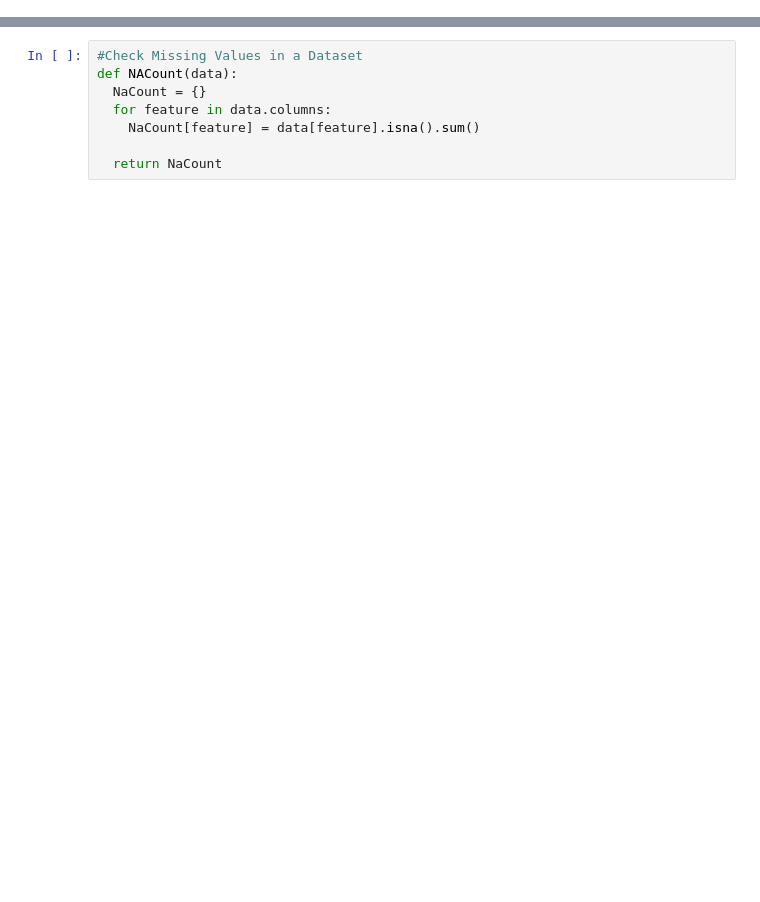
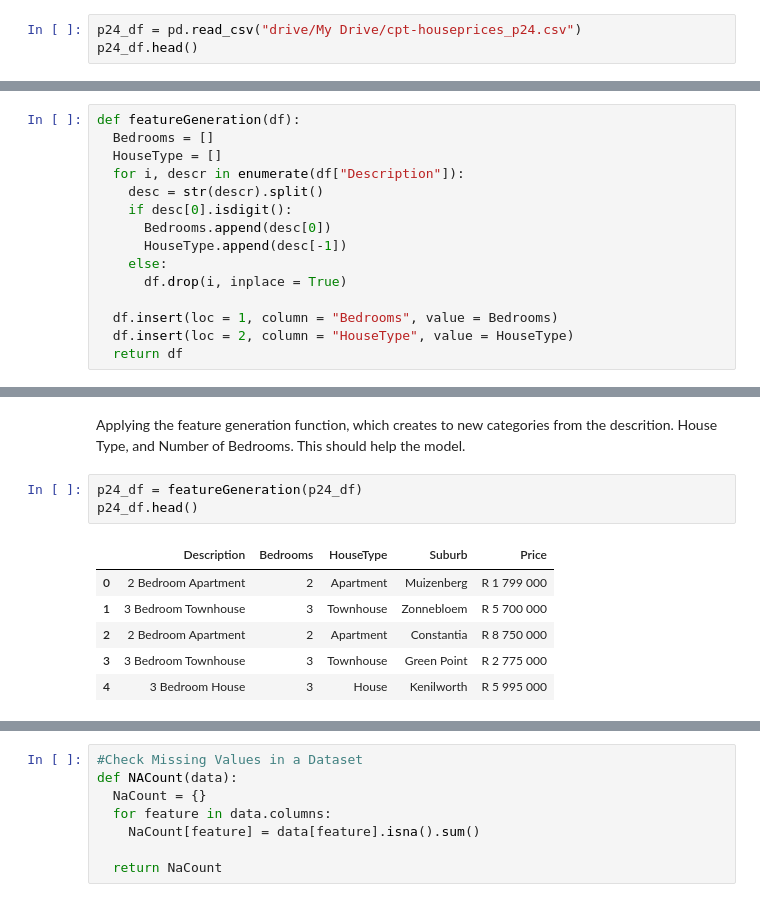
Before and after one commit to malcolmrite-dsi/CPT-House-Predictions, a Jupyter notebook: Data_Cleaning_Code.ipynb, the cells around one changed output, grey strips where cells are left out. Drawn from its saved outputs; the diff is of its cells as text; blank space fills up the shorter version.

```diff
--- a/Data_Cleaning_Code.ipynb
+++ b/Data_Cleaning_Code.ipynb
@@ -17,0 +20,3 @@ test_data = pd.read_csv("drive/My Drive/Test.csv")
+# %%
+p24_df = pd.read_csv("drive/My Drive/cpt-houseprices_p24.csv")
+p24_df.head()
@@ -17,0 +54,15 @@ test_data = pd.read_csv("drive/My Drive/Test.csv")
+# %%
+def featureGeneration(df):
+  Bedrooms = []
+  HouseType = []
+  for i, descr in enumerate(df["Description"]):
+    desc = str(descr).split()
+    if desc[0].isdigit():
+      Bedrooms.append(desc[0])
+      HouseType.append(desc[-1])
+    else:
+      df.drop(i, inplace = True)
+
+  df.insert(loc = 1, column = "Bedrooms", value = Bedrooms)
+  df.insert(loc = 2, column = "HouseType", value = HouseType)
+  return df
@@ -17,0 +105,12 @@ test_data = pd.read_csv("drive/My Drive/Test.csv")
+# %% [markdown]
+Applying the feature generation function, which creates to new categories from the descrition. House Type, and Number of Bedrooms. This should help the model.
+# %%
+p24_df = featureGeneration(p24_df)
+p24_df.head()
+# %% [output]
+|  | Description | Bedrooms | HouseType | Suburb | Price |
+| 0 | 2 Bedroom Apartment | 2 | Apartment | Muizenberg | R 1 799 000 |
+| 1 | 3 Bedroom Townhouse | 3 | Townhouse | Zonnebloem | R 5 700 000 |
+| 2 | 2 Bedroom Apartment | 2 | Apartment | Constantia | R 8 750 000 |
+| 3 | 3 Bedroom Townhouse | 3 | Townhouse | Green Point | R 2 775 000 |
+| 4 | 3 Bedroom House | 3 | House | Kenilworth | R 5 995 000 |
```
Also changed, not shown: parts of 111 cells of this notebook.
